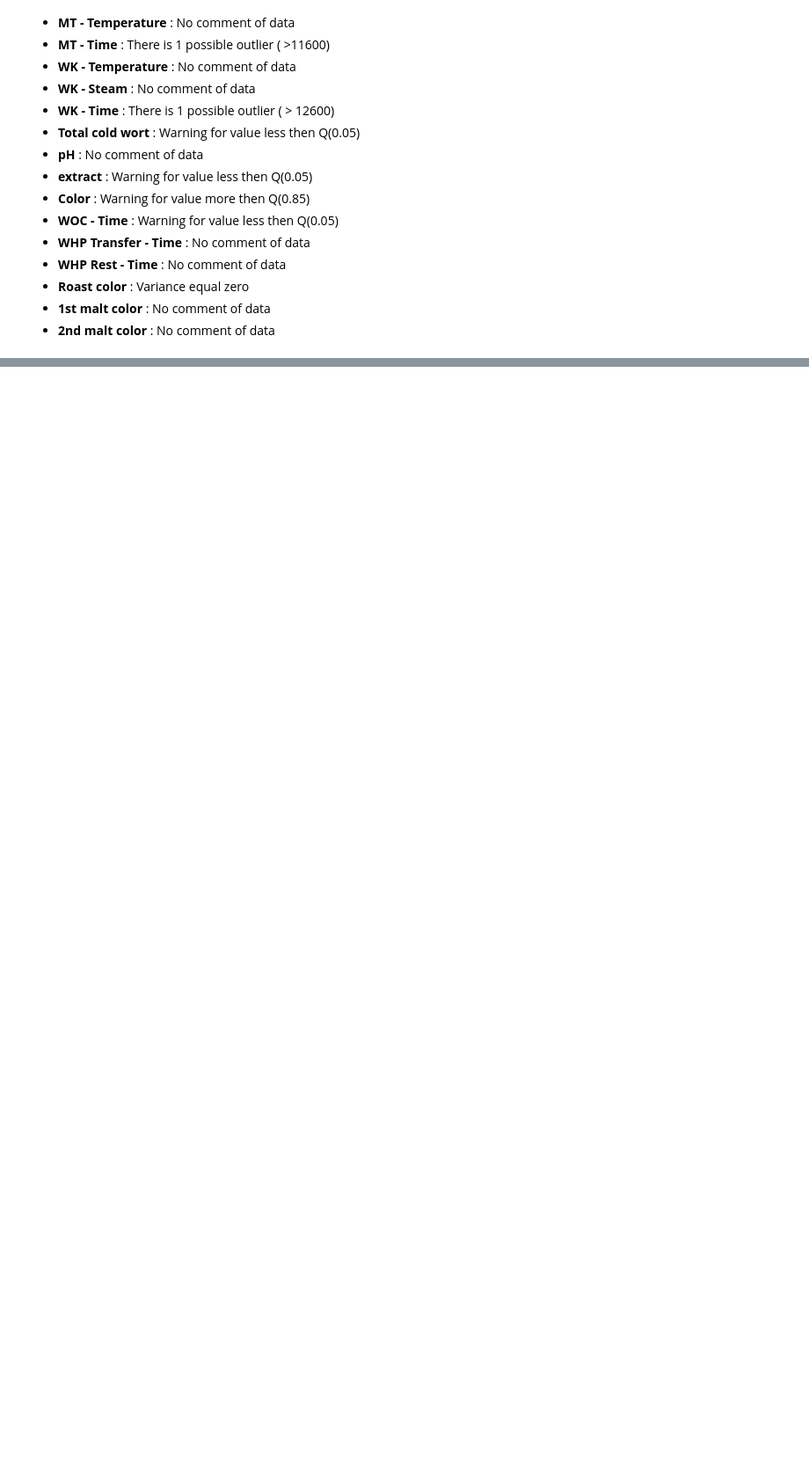
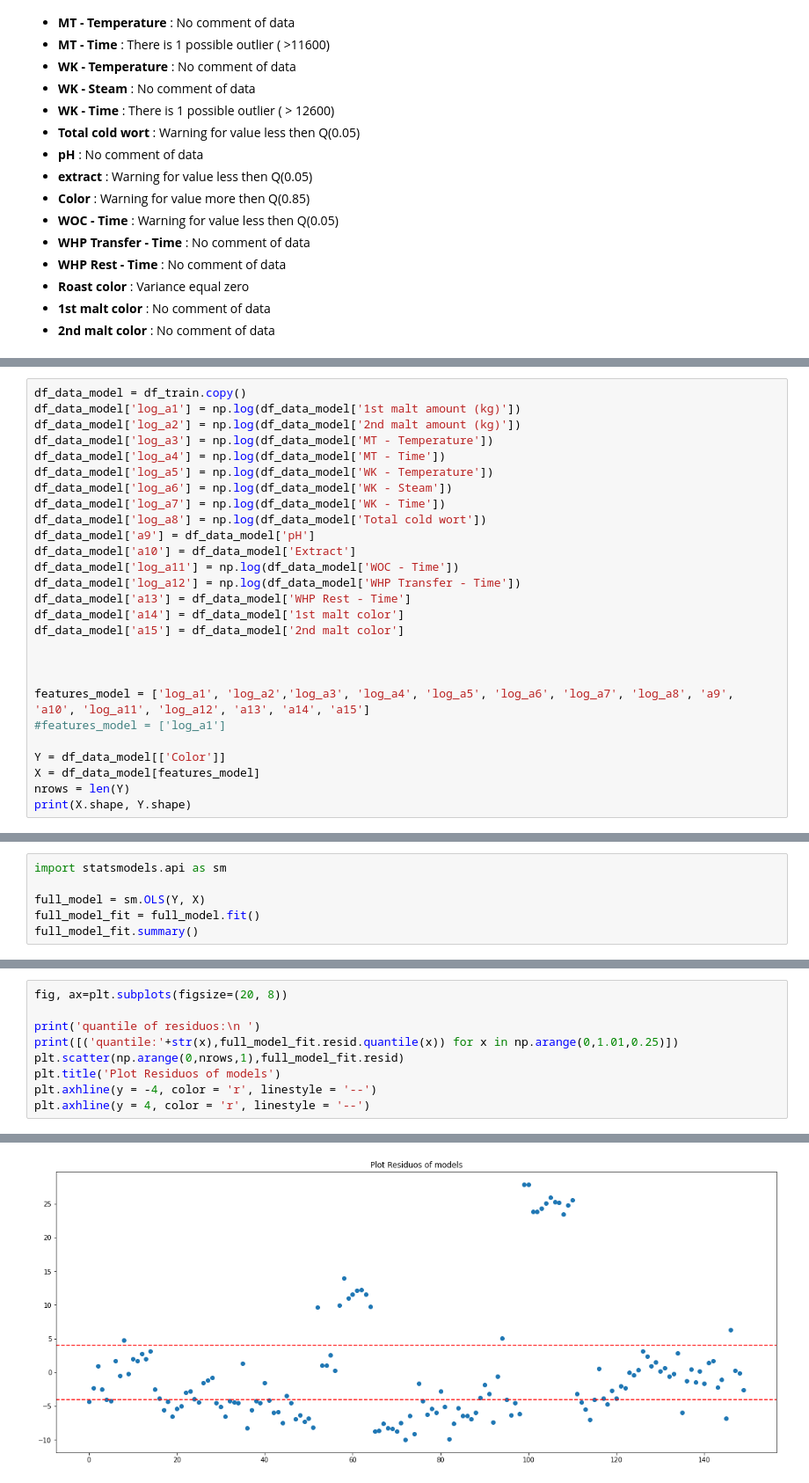
Before and after one commit to cleissontom/beer_color, a Jupyter notebook: color_beer.ipynb, the cells around one changed output, grey strips where cells are left out. Shown: that part at 88% size. Cells and saved outputs as stored; diff of their text form; blank space fills up the shorter version.

Commit message:
first model

```diff
--- a/color_beer.ipynb
+++ b/color_beer.ipynb
@@ -100,0 +184,27 @@ df_raw_data.info()
+# %%
+df_data_model = df_train.copy()
+df_data_model['log_a1'] = np.log(df_data_model['1st malt amount (kg)'])
+df_data_model['log_a2'] = np.log(df_data_model['2nd malt amount (kg)'])
+df_data_model['log_a3'] = np.log(df_data_model['MT - Temperature'])
+df_data_model['log_a4'] = np.log(df_data_model['MT - Time'])
+df_data_model['log_a5'] = np.log(df_data_model['WK - Temperature'])
+df_data_model['log_a6'] = np.log(df_data_model['WK - Steam'])
+df_data_model['log_a7'] = np.log(df_data_model['WK - Time'])
+df_data_model['log_a8'] = np.log(df_data_model['Total cold wort'])
+df_data_model['a9'] = df_data_model['pH']
+df_data_model['a10'] = df_data_model['Extract']
+df_data_model['log_a11'] = np.log(df_data_model['WOC - Time'])
+df_data_model['log_a12'] = np.log(df_data_model['WHP Transfer - Time'])
+df_data_model['a13'] = df_data_model['WHP Rest - Time']
+df_data_model['a14'] = df_data_model['1st malt color']
+df_data_model['a15'] = df_data_model['2nd malt color']
+
+
+
+features_model = ['log_a1', 'log_a2','log_a3', 'log_a4', 'log_a5', 'log_a6', 'log_a7', 'log_a8', 'a9', 'a10', 'log_a11', 'log_a12', 'a13', 'a14', 'a15']
+#features_model = ['log_a1']
+
+Y = df_data_model[['Color']]
+X = df_data_model[features_model]
+nrows = len(Y)
+print(X.shape, Y.shape)
@@ -100,0 +245,6 @@ df_raw_data.info()
+# %%
+import statsmodels.api as sm
+
+full_model = sm.OLS(Y, X)
+full_model_fit = full_model.fit()
+full_model_fit.summary()
@@ -100,0 +286,10 @@ df_raw_data.info()
+# %%
+fig, ax=plt.subplots(figsize=(20, 8))
+
+print('quantile of residuos:\n ')
+print([('quantile:'+str(x),full_model_fit.resid.quantile(x)) for x in np.arange(0,1.01,0.25)])
+plt.scatter(np.arange(0,nrows,1),full_model_fit.resid)
+plt.title('Plot Residuos of models')
+plt.axhline(y = -4, color = 'r', linestyle = '--')
+plt.axhline(y = 4, color = 'r', linestyle = '--')
+# %% [output]
@@ -100,0 +300 @@ df_raw_data.info()
+[figure, added]
```
Also changed, not shown: parts of 33 cells of this notebook.
